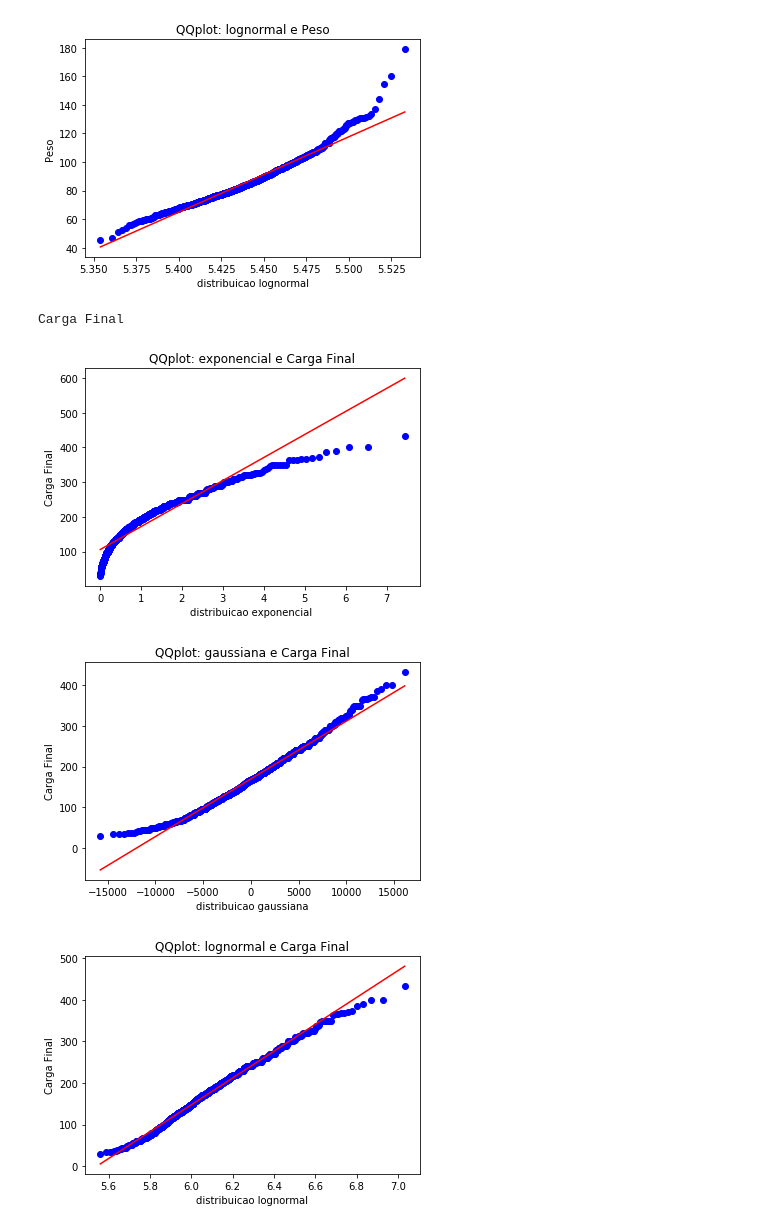
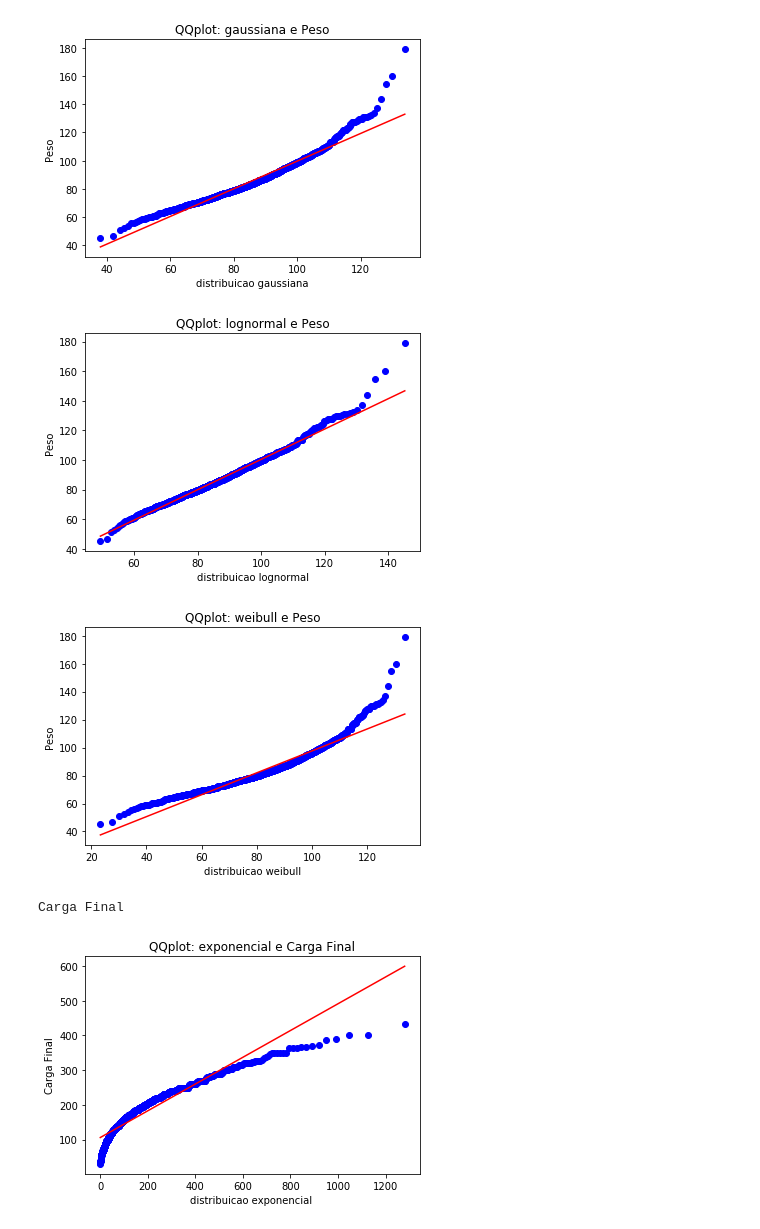
Before and after one commit to jutogashi/COE241, a Jupyter notebook: PROBEST_TRABFINAL/trab_final.ipynb, the cells around one changed output. Saved outputs shown, nothing was run; the diff lists cells and outputs as text; code cells hidden in the pictures.

```diff
--- a/PROBEST_TRABFINAL/trab_final.ipynb
+++ b/PROBEST_TRABFINAL/trab_final.ipynb
@@ -92,6 +98,7 @@ for i in range(0,4):
     exponencial= exponencial_lambda* np.exp(-(exponencial_lambda*intervalo))
     plt.plot(intervalo,exponencial, label ="Exponencial")
     print("Lambda da exponencial: ", exponencial_lambda, "\n")
+
 
     #gaussiana
     gaussiana_mu= Data[x].mean()
@@ -111,10 +118,17 @@ for i in range(0,4):
     print("Sigma ao quadrado da lognormal: ", lognormal_sigma2, "\n")
 
     #weibull
+    weibull_params = stats.weibull_min.fit(Data[x],floc=0)
+    weibull = stats.weibull_min.pdf(intervalo, weibull_params[0],loc=weibull_params[1], scale=weibull_params[2])
+    plt.plot(intervalo, weibull, label="Weibull")
+    print("Constante da Weibull: ",weibull_params[0])
+    print("loc da Weibull: ", weibull_params[1])
+    print("Scale da Weibull: ",weibull_params[2],"\n")
 
 
     #empirica
     sns.kdeplot(Data[x])
+
 
     plt.title('Distribuicoes da variavel '+x)
     plt.xlabel(x)
@@ -166,35 +196,46 @@ Sigma ao quadrado da lognormal:  0.14364411960908474
 # %%
-from scipy.stats import expon
 for i in range(0,4):
     x= Data.columns[i]
     print(x, "\n")
 
-    exponencial_lambda = 1/Data[x].mean()
-    stats.probplot(Data[x], dist='expon',sparams=(exponencial_lambda),plot=plt)
+    #exponencial
+    expon_params = stats.expon.fit(Data[x],floc=0)
+    stats.probplot(Data[x], dist='expon',sparams=expon_params,plot=plt)
     plt.title('QQplot: exponencial e '+x)
     plt.ylabel(x)
     plt.xlabel('distribuicao exponencial ')
-    plt.savefig('QQplot: exponencial e '+x)
+    plt.savefig('QQplot_exponencial_e_'+x+".png")
     plt.show()
 
-    gaussiana_mu= Data[x].mean()
-    gaussiana_sigma2=Data[x].var()
-    stats.probplot(Data[x], dist='norm', sparams=(gaussiana_mu,gaussiana_sigma2),plot=plt)
+    #gaussiana
+    norm_params = stats.norm.fit(Data[x])
+    stats.probplot(Data[x], dist='norm', sparams=norm_params,plot=plt)
     plt.title('QQplot: gaussiana e '+x)
     plt.ylabel(x)
     plt.xlabel('distribuicao gaussiana')
-    plt.savefig('QQplot: gaussiana e '+x)
+    plt.savefig('QQplot_gaussiana_e_'+x+".png")
     plt.show()
 
-    lognormal_mu= np.sum(np.log(Data[x]))/Data[x].count()
-    lognormal_sigma2= np.sum((np.log(Data[x])-lognormal_mu)**2)/Data[x].count()
-    stats.probplot(Data[x], dist='lognorm',sparams=(lognormal_sigma2, lognormal_mu),plot=plt)
+    #lognormal
+    lognorm_params = stats.lognorm.fit(Data[x], floc=0)
+    stats.probplot(Data[x], dist='lognorm',sparams=lognorm_params,plot=plt)
     plt.title('QQplot: lognormal e '+x)
     plt.ylabel(x)
     plt.xlabel('distribuicao lognormal')
-    plt.savefig('QQplot: lognormal e '+x)
+    plt.savefig('QQplot_lognormal_e_'+x+ ".png")
     plt.show()
 
+    #weibull
+    weibull_params = stats.weibull_min.fit(Data[x],floc=0)
+    stats.probplot(Data[x], dist='weibull_min',sparams=weibull_params,plot=plt)
+    plt.title('QQplot: weibull e '+x)
+    plt.ylabel(x)
+    plt.xlabel('distribuicao weibull')
+    plt.savefig('QQplot_weibull_e_'+x+ ".png")
+    plt.show()
+
+
+
     print("\n\n")
 # %% [output]
 Idade
@@ -207,5 +248,5 @@ Peso
-[figure, old version]
+[figure, new version]
-Carga Final
-[figure, old version]
+[figure, new version]
-[figure, old version]
+[figure, new version]
+Carga Final
-[figure, old version]
+[figure, new version]
```
Also changed, not shown: parts of 8 cells of this notebook, 41 other files.
